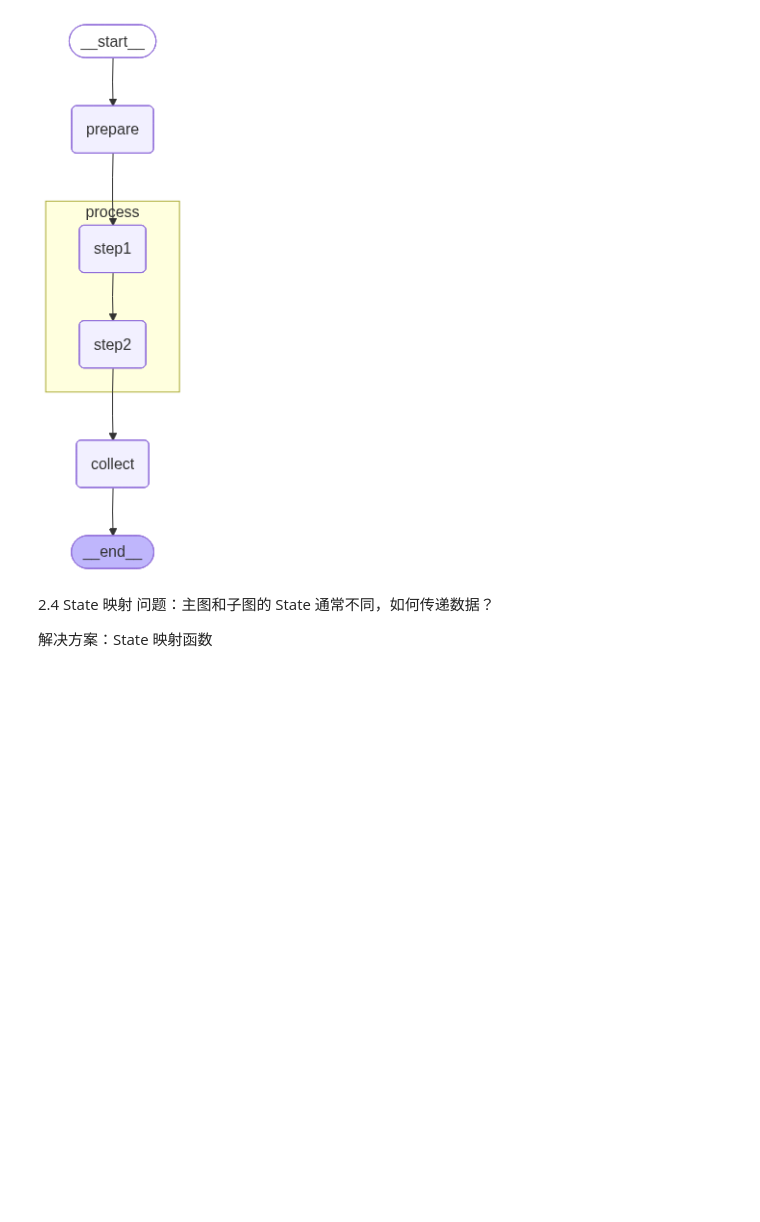
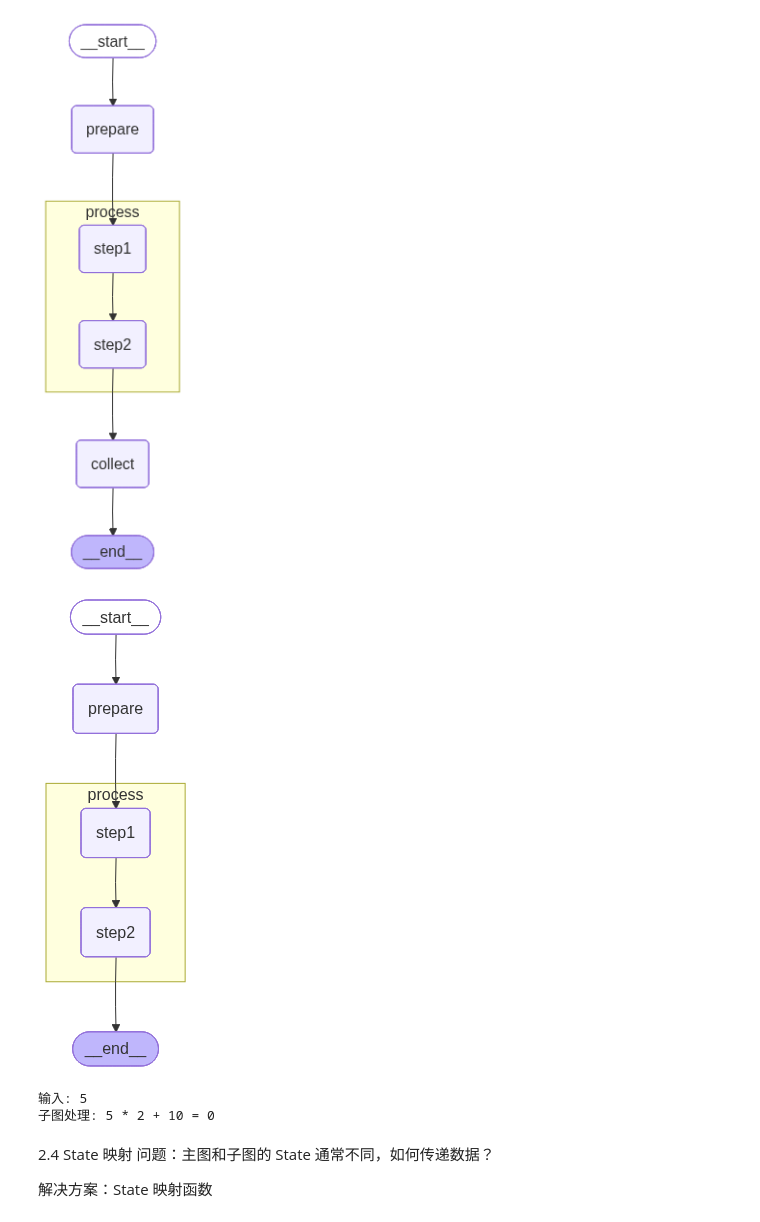
Before and after one commit to KevinXie0131/large_language_model_learning, a Jupyter notebook: langgraph/example_v_1.0.5/example4.1.ipynb, the cells around one changed output. Cells and saved outputs as stored; diff of their text form; code cells hidden in the pictures; blank space fills up the shorter version.

```diff
--- a/langgraph/example_v_1.0.5/example4.1.ipynb
+++ b/langgraph/example_v_1.0.5/example4.1.ipynb
@@ -150,6 +155,72 @@ def display_graph(app):
 display_graph(main_app)
 # %% [output]
 [figure]
+# %%
+from typing import TypedDict
+from langgraph.graph import StateGraph, START, END
+
+# === 子图 State ===
+class SubGraphState(TypedDict):
+    input_value: int
+    result: int
+
+# === 子图节点 ===
+def sub_step1(state: SubGraphState) -> dict:
+    """子图步骤 1"""
+    return {"result": state["input_value"] * 2}
+
+def sub_step2(state: SubGraphState) -> dict:
+    """子图步骤 2"""
+    return {"result": state["result"] + 10}
+
+# === 创建子图 ===
+sub_graph = StateGraph(SubGraphState)
+sub_graph.add_node("step1", sub_step1)
+sub_graph.add_node("step2", sub_step2)
+sub_graph.add_edge(START, "step1")
+sub_graph.add_edge("step1", "step2")
+sub_graph.add_edge("step2", END)
+
+# 编译子图
+sub_graph_compiled = sub_graph.compile()
+
+# === 主图 State ===
+class MainState(TypedDict):
+    number: int
+    final_result: int
+
+# === 主图节点 (使用子图) ===
+def prepare_input(state: MainState) -> dict:
+    """准备输入"""
+    return {"number": state["number"]}
+
+def use_subgraph(state: MainState) -> dict:
+    """使用子图"""
+    # 调用子图
+    result = sub_graph_compiled.invoke({
+        "input_value": state["number"],
+        "result": 0
+    })
+
+# === 创建主图 ===
+main_graph = StateGraph(MainState)
+main_graph.add_node("prepare", prepare_input)
+main_graph.add_node("process", use_subgraph)
+
+main_graph.add_edge(START, "prepare")
+main_graph.add_edge("prepare", "process")
+main_graph.add_edge("process", END)
+
+main_app = main_graph.compile()
+display_graph(main_app)
+# 测试
+result = main_app.invoke({"number": 5, "final_result": 0})
+print(f"输入: 5")
+print(f"子图处理: 5 * 2 + 10 = {result['final_result']}")    # 20
+# %% [output]
+[figure, added]
+输入: 5
+子图处理: 5 * 2 + 10 = 0
 # %% [markdown]
 2.4 State 映射
 问题：主图和子图的 State 通常不同，如何传递数据？
```
Also changed, not shown: parts of 2 cells of this notebook.
